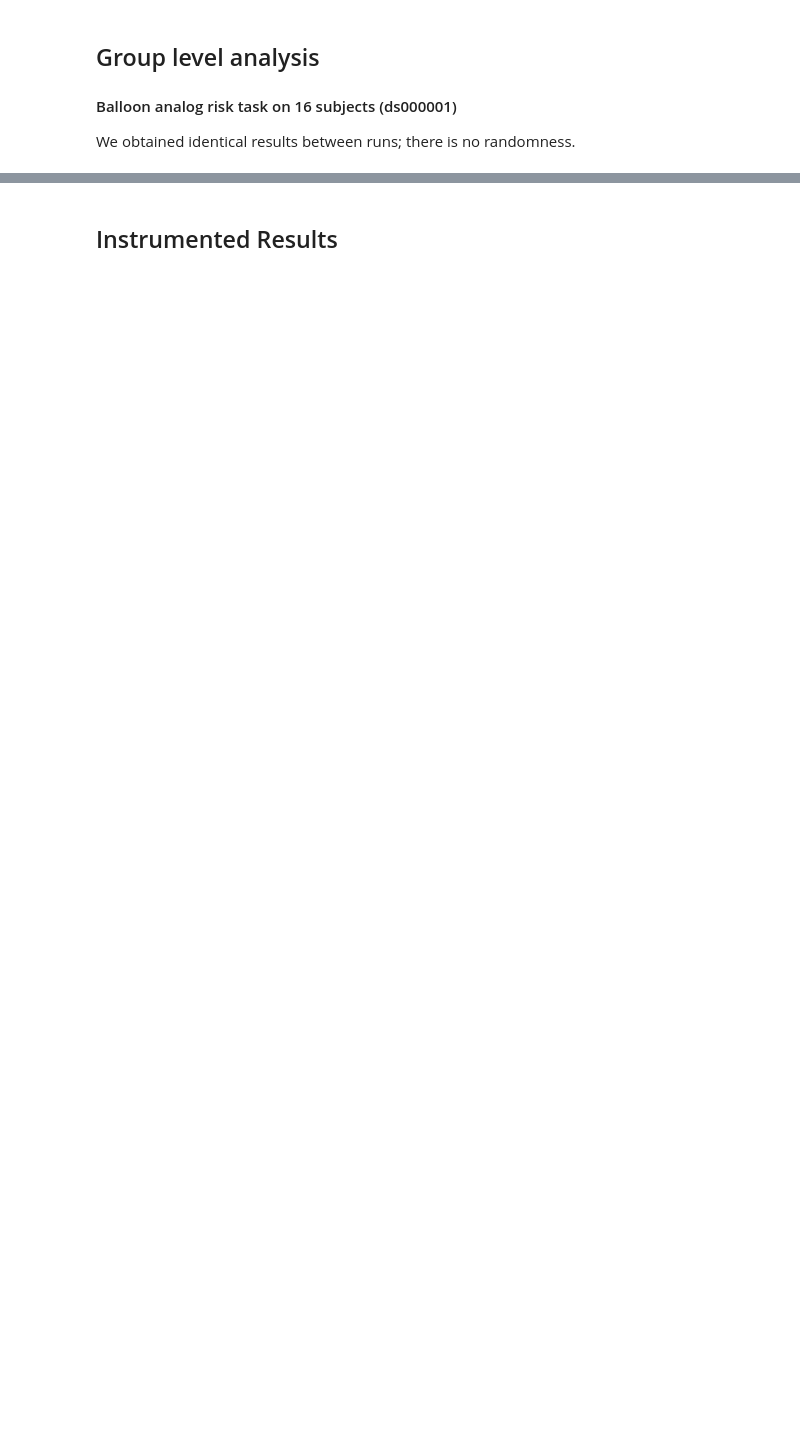
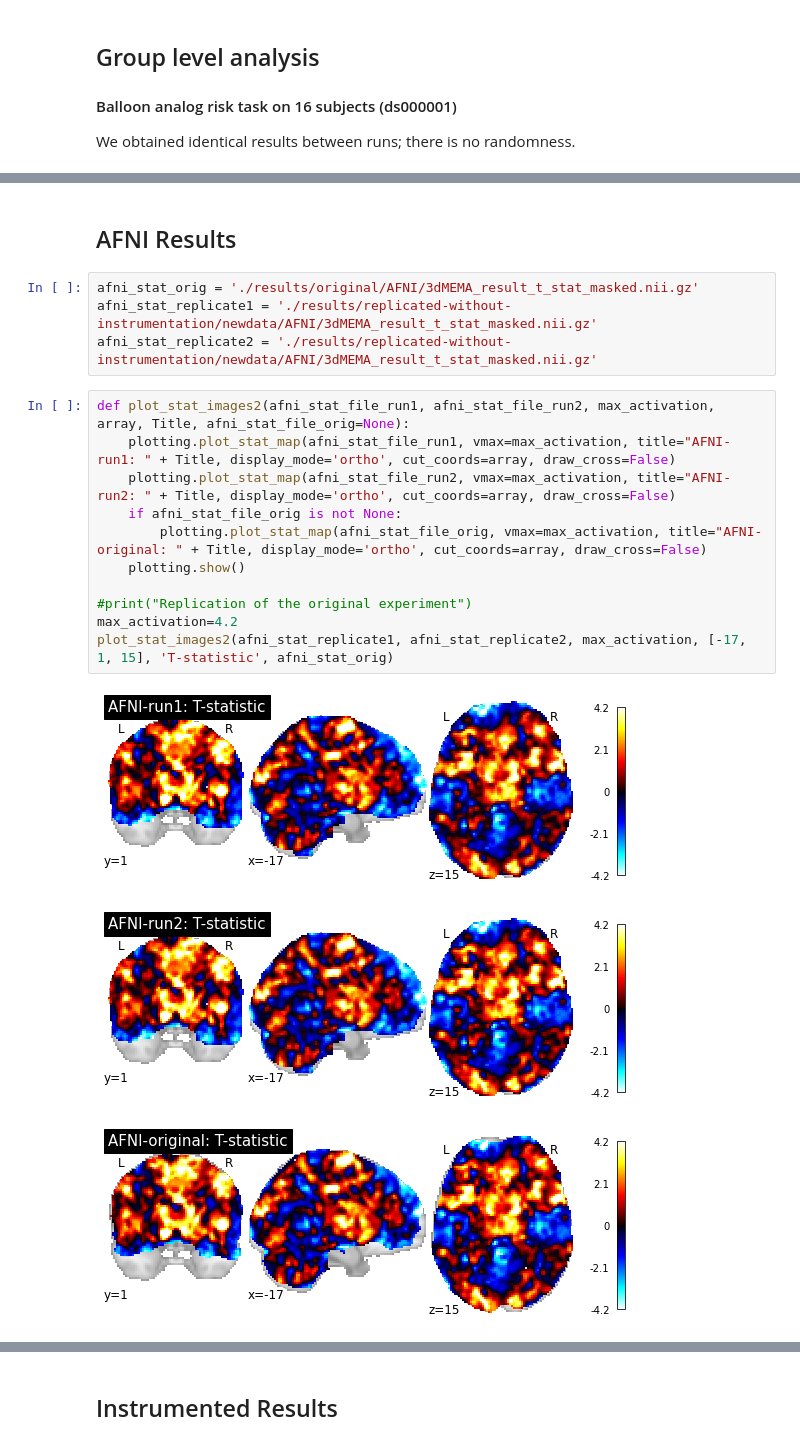
Before and after one commit to yohanchatelain/fuzzy-neurotools, a Jupyter notebook: ds001_notebook.ipynb, the cells around one changed output, grey strips where cells are left out. Saved outputs shown, nothing was run; the diff lists cells and outputs as text; blank space fills up the shorter version.

Commit message:
Add AFNI results

```diff
--- a/ds001_notebook.ipynb
+++ b/ds001_notebook.ipynb
@@ -135 +142,22 @@ Replication of the original experiment
+# %% [markdown]
+## AFNI Results
+# %%
+afni_stat_orig = './results/original/AFNI/3dMEMA_result_t_stat_masked.nii.gz'
+afni_stat_replicate1 = './results/replicated-without-instrumentation/newdata/AFNI/3dMEMA_result_t_stat_masked.nii.gz'
+afni_stat_replicate2 = './results/replicated-without-instrumentation/newdata/AFNI/3dMEMA_result_t_stat_masked.nii.gz'
+# %%
+def plot_stat_images2(afni_stat_file_run1, afni_stat_file_run2, max_activation, array, Title, afni_stat_file_orig=None):
+    plotting.plot_stat_map(afni_stat_file_run1, vmax=max_activation, title="AFNI-run1: " + Title, display_mode='ortho', cut_coords=array, draw_cross=False)
+    plotting.plot_stat_map(afni_stat_file_run2, vmax=max_activation, title="AFNI-run2: " + Title, display_mode='ortho', cut_coords=array, draw_cross=False)
+    if afni_stat_file_orig is not None:
+        plotting.plot_stat_map(afni_stat_file_orig, vmax=max_activation, title="AFNI-original: " + Title, display_mode='ortho', cut_coords=array, draw_cross=False)
+    plotting.show()
+
+#print("Replication of the original experiment")
+max_activation=4.2
+plot_stat_images2(afni_stat_replicate1, afni_stat_replicate2, max_activation, [-17, 1, 15], 'T-statistic', afni_stat_orig)
+# %% [output]
+[figure, added]
+[figure, added]
+[figure, added]
 # %%
```
Also changed, not shown: parts of 14 cells of this notebook.
